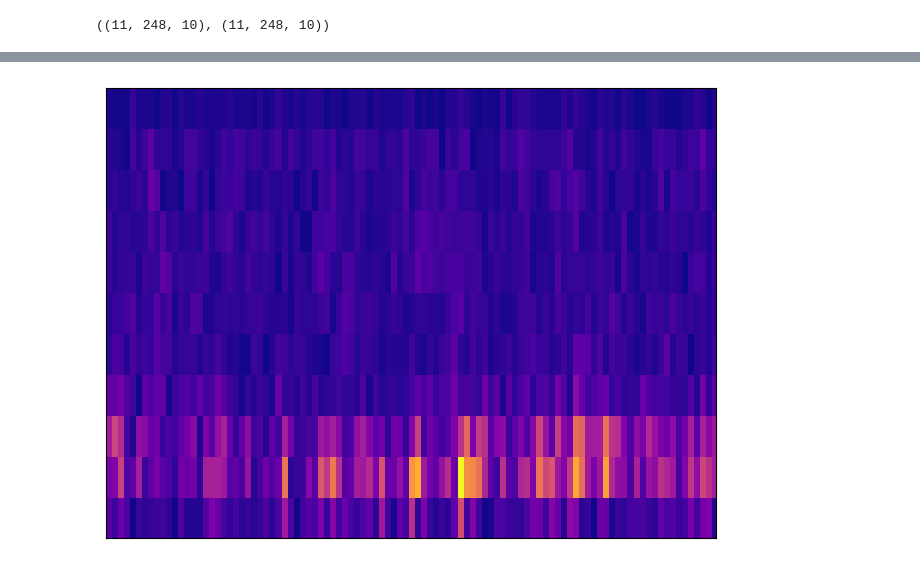
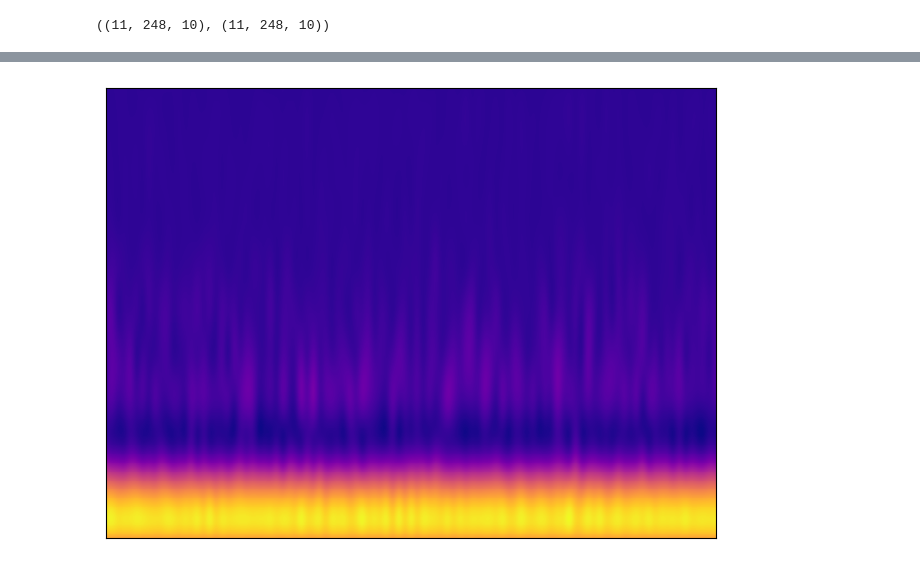
Before and after one commit to norlab-ulaval/BorealTC, a Jupyter notebook: analysis/spectrogram.ipynb, the cells around one changed output, grey strips where cells are left out. Drawn from its saved outputs; the diff is of its cells as text; code cells hidden in the pictures.

```diff
--- a/analysis/spectrogram.ipynb
+++ b/analysis/spectrogram.ipynb
@@ -137,18 +154,23 @@ fig.tight_layout()
 # %%
 fig, ax = plt.subplots()
 t_mcs = hmcs_time[0, :, 0]
 f_mcs = hmcs_freq[:, 0, 0]
-d_mcs = hmcs_data[:, :, 0]
+d_mcs = hmcs_data[:, :, 5]
+f = interp.interp2d(t_mcs, f_mcs, d_mcs, kind="cubic")
+tnew = transforms.expand(t_mcs, mult=50)
+fnew = transforms.expand(f_mcs, mult=50)
+dnew = f(tnew, fnew)
+tN, fN = np.meshgrid(tnew, fnew)
 
-ax.pcolor(t_mcs - 0.4, f_mcs, d_mcs, cmap="plasma")
+ax.pcolormesh(tN - tw, fN, dnew, cmap="plasma")
 # ax.set_ylabel("Frequency (Hz)")
 # ax.set_xlabel("Time (s)")
 
 ax.set_xticks([])
 ax.set_yticks([])
 
 ax.set_xlim(right=20)
 
 fig.tight_layout()
 # %% [output]
-[figure, old version]
+[figure, new version]
```
Also changed, not shown: parts of 4 cells of this notebook.
